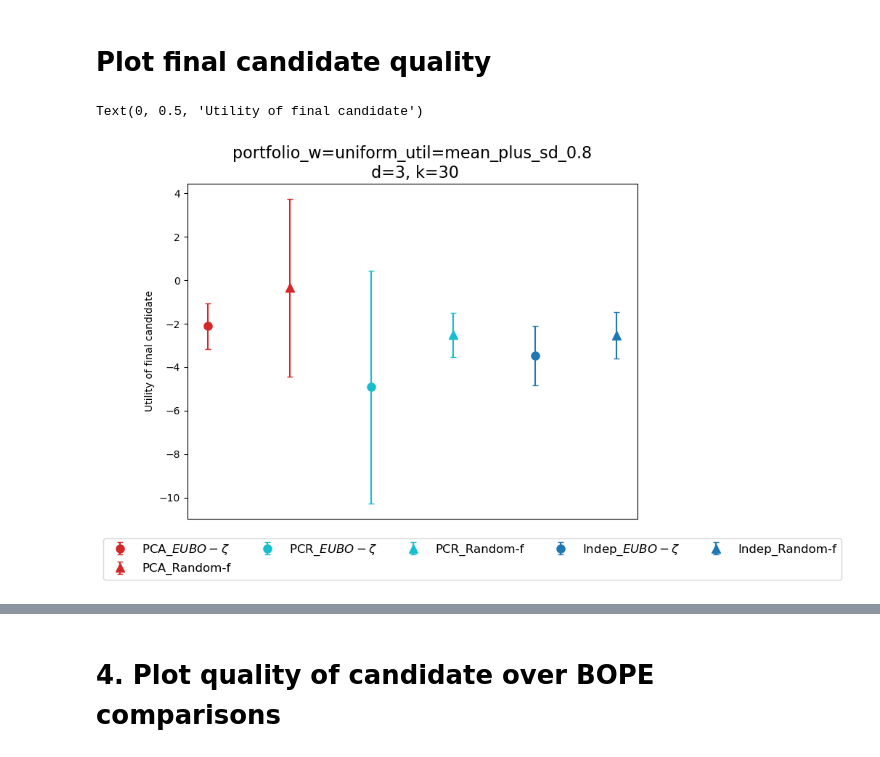
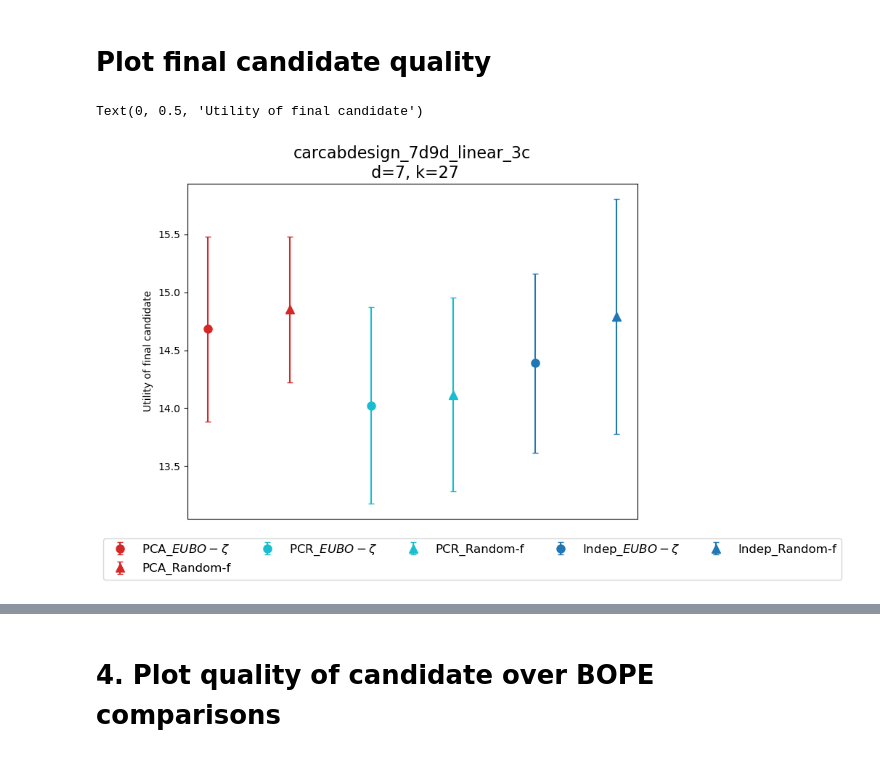
Before and after one commit to zyyjjj/low_rank_BOPE, a Jupyter notebook: notebooks/car_problems_new_code.ipynb, the cells around one changed output, grey strips where cells are left out. Drawn from its saved outputs; the diff is of its cells as text; code cells hidden in the pictures.

```diff
--- a/notebooks/car_problems_new_code.ipynb
+++ b/notebooks/car_problems_new_code.ipynb
@@ -38,7 +38,7 @@ problems = {
     "vehiclesafety_5d3d_piecewiselinear_3c": (5,9),
     "carcabdesign_7d9d_piecewiselinear_3c": (7, 27),
     "carcabdesign_7d9d_linear_3c": (7, 27),
-    "portfolio_w=uniform_util=mean_plus_sd_0.8": (3, 30)
+    # "portfolio_w=uniform_util=mean_plus_sd_0.8": (3, 30)
 }
 # %% [markdown]
 TODO:
@@ -51,11 +51,12 @@ for problem in problems:
 
     results_folder = f'/home/yz685/low_rank_BOPE/experiments/{problem}/'
 
-    for trial in range(1,len(os.listdir(results_folder))//2+1):
+    # for trial in range(1,len(os.listdir(results_folder))//2+1):
+    for trial in range(1,11):
 
         outputs[problem]['exp_candidate_results'].append(
             # torch.load(results_folder + f'final_candidate_results_trial{trial}.th')
-            list(vv for v in torch.load(results_folder + f'final_candidate_results_trial{trial}.th').values() for vv in v.values())
+            list(vv for v in torch.load(results_folder + f'final_candidate_results_trial={trial}.th').values() for vv in v.values())
         )
         outputs[problem]['within_session_results'].append(
             # torch.load(results_folder + f'PE_session_results_trial={trial}.th')
@@ -67,7 +88,7 @@ BASE_CONFIG = {
     "n_check_post_mean": 20,
     "every_n_comps": 3,
 }
-NUM_TRIALS = 5
+NUM_TRIALS = 10
 # %%
 colors_dict = {
     "pca": "tab:red",
@@ -95,7 +116,7 @@ n_check_post_mean = BASE_CONFIG["n_check_post_mean"]
 input_dim = 5
 outcome_dim = 9
 
-problem = "portfolio_w=uniform_util=mean_plus_sd_0.8"
+problem = "carcabdesign_7d9d_linear_3c"
 
 exp_candidate_results = [res for i in range(NUM_TRIALS) for res in outputs[problem]["exp_candidate_results"][i]]
 
@@ -149,31 +170,31 @@ for name, group in exp_df.groupby(["method", "strategy"]):
             markersize=8,
             label=labels_dict[group["method"].values[0]] + "_" + group["strategy"].values[0],
             linewidth=1.5,
             capsize=3,
             color=colors_dict[name[0]],
             # transform = ax.transData + ScaledTranslation(-5/72, 0, fig.dpi_scale_trans)
         )
 
 # TODO: plot random experiment result
 # axs.errorbar(
 #     x=exp_df_random["strategy"],
 #     y=exp_df_random["mean"],
 #     yerr=1.96 * exp_df_random["sem"],
 #     fmt="d",
 #     markersize=8,
 #     label="Random Experiment",
 #     linewidth=1.5,
 #     capsize=3,
 #     color="tab:grey",
 # )
 
 axs.set_title(
     f"{problem}\n d={problems[problem][0]}, k={problems[problem][1]}", fontsize=16
 )
 axs.set_xticks([])
 
 axs.legend(bbox_to_anchor=(-0.2, -0.2), loc="lower left", ncol=5, fontsize=12)
 axs.set_ylabel("Utility of final candidate")
 # %% [output]
 Text(0, 0.5, 'Utility of final candidate')
-[figure, old version]
+[figure, new version]
```
Also changed, not shown: parts of 3 cells of this notebook, 4 other files.
